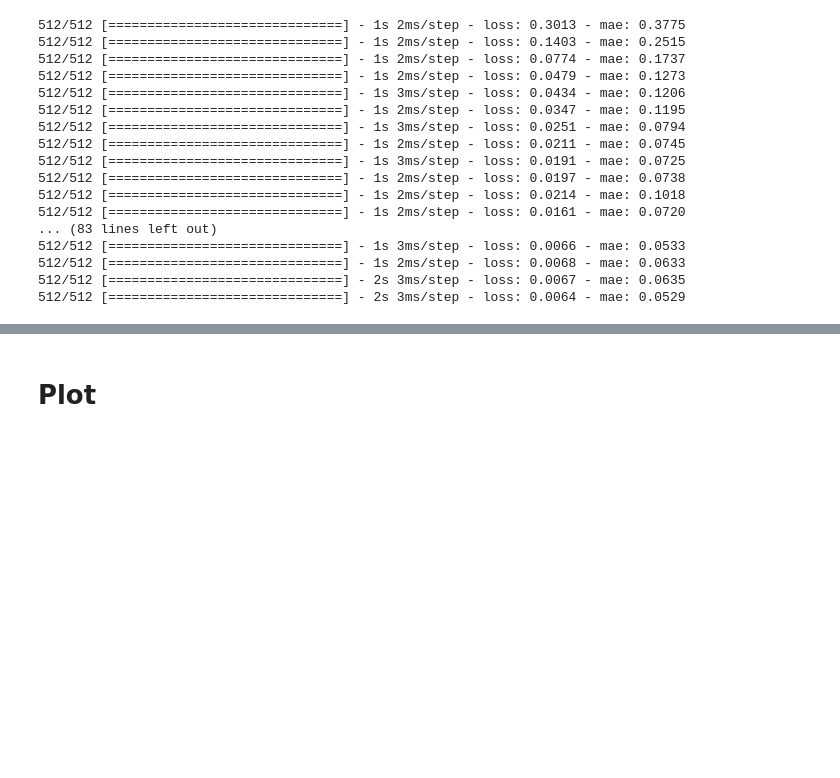
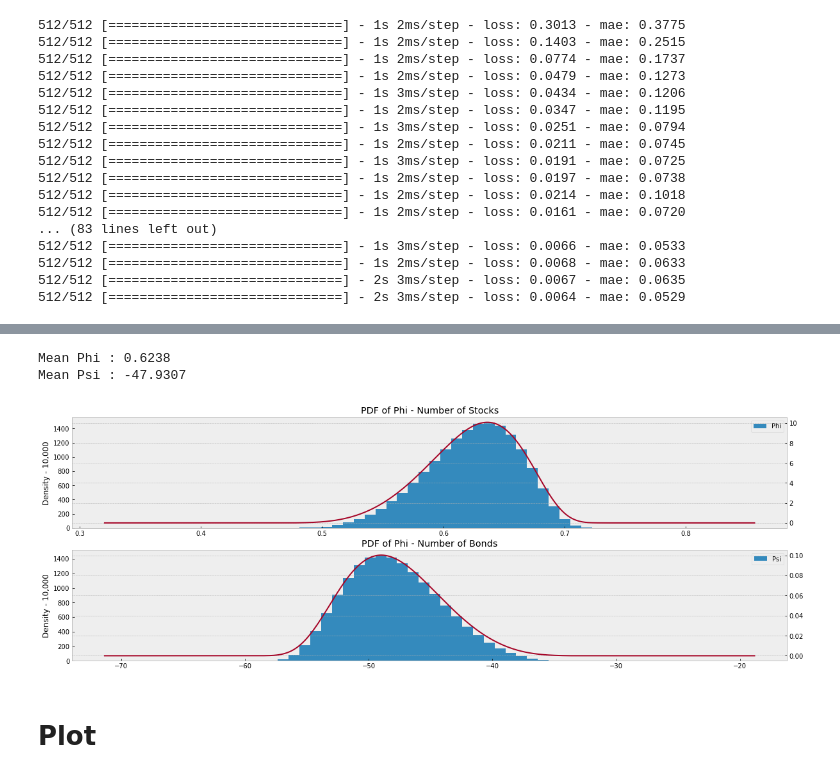
Before and after one commit to ithakis/Option-Replicating-Portfolio-with-Neural-Networks, a Jupyter notebook: Value of portfolio using BS.ipynb, the cells around one changed output, grey strips where cells are left out. Drawn from its saved outputs; the diff is of its cells as text; code cells hidden in the pictures; blank space fills up the shorter version.

```diff
--- a/Value of portfolio using BS.ipynb
+++ b/Value of portfolio using BS.ipynb
@@ -159,3 +160,33 @@ for run in range(re_runs):
 512/512 [==============================] - 1s 2ms/step - loss: 0.0068 - mae: 0.0633
 512/512 [==============================] - 2s 3ms/step - loss: 0.0067 - mae: 0.0635
 512/512 [==============================] - 2s 3ms/step - loss: 0.0064 - mae: 0.0529
+# %%
+# for layer in model.layers:
+    # weights = layer.output
+    # print(weights)
+    # print('----------------------------------------------------------------')
+
+
+# tf.keras.models.Model(inputs=model.input,outputs=layer_output)
+layer_output=model.get_layer('linear').output
+inputs = S_paths[:,1]
+pw_model = Model(inputs=[model.input], outputs=[layer_output])
+
+
+t_i = 1
+_ = np.stack((S_paths[:,t_i], B[:,t_i]), axis=-1)
+X0 = [S_paths[:,t_i], _]
+linear_layer_output = pw_model.predict(X0)
+Phi, Psi = linear_layer_output[:,0], linear_layer_output[:,1]
+
+data = {'Phi': Phi, 'Psi': Psi}
+HP = pd.DataFrame.from_dict(data)
+
+fig, axs = plt.subplots(2)
+HP['Phi'].plot(kind='hist', bins=30, ax=axs[0], title='PDF of Phi - Number of Stocks')
+HP['Phi'].plot(kind='kde', ax=axs[0], secondary_y=True)
+HP['Psi'].plot(kind='hist', bins=30, ax=axs[1], title='PDF of Phi - Number of Bonds')
+HP['Psi'].plot(kind='kde', ax=axs[1], secondary_y=True)
+axs[0].set_ylabel('Density - 10,000') ; axs[0].legend() ; axs[1].set_ylabel('Density - 10,000') ;axs[1].legend()
+print(f'Mean Phi : {HP["Phi"].mean():.4f} \nMean Psi : {HP["Psi"].mean():.4f}')
+# %% [output]
@@ -162,3 +194,6 @@ for run in range(re_runs):
+Mean Phi : 0.6238
+Mean Psi : -47.9307
+[figure, added]
 # %% [markdown]
 # Plot
 # %%
```
Also changed, not shown: parts of 2 cells of this notebook.
